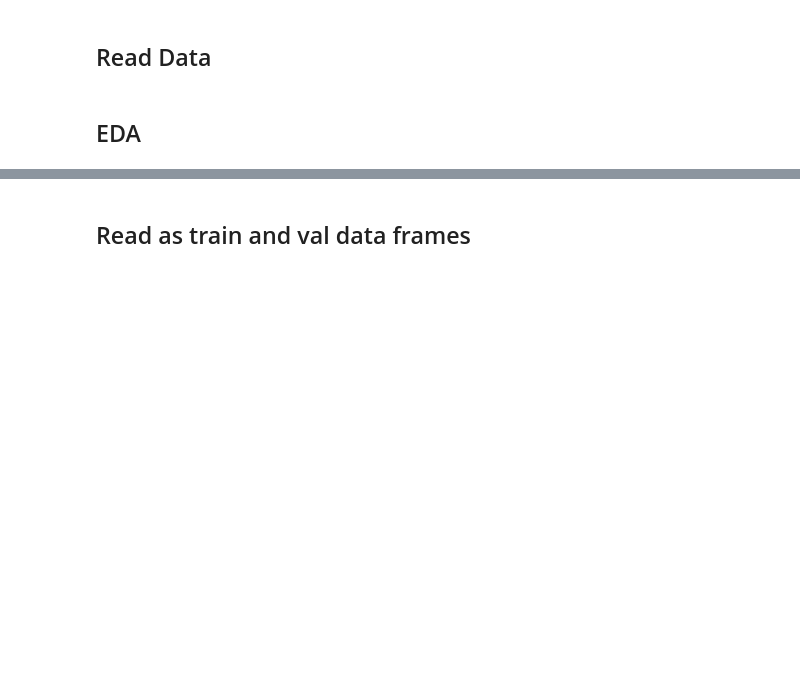
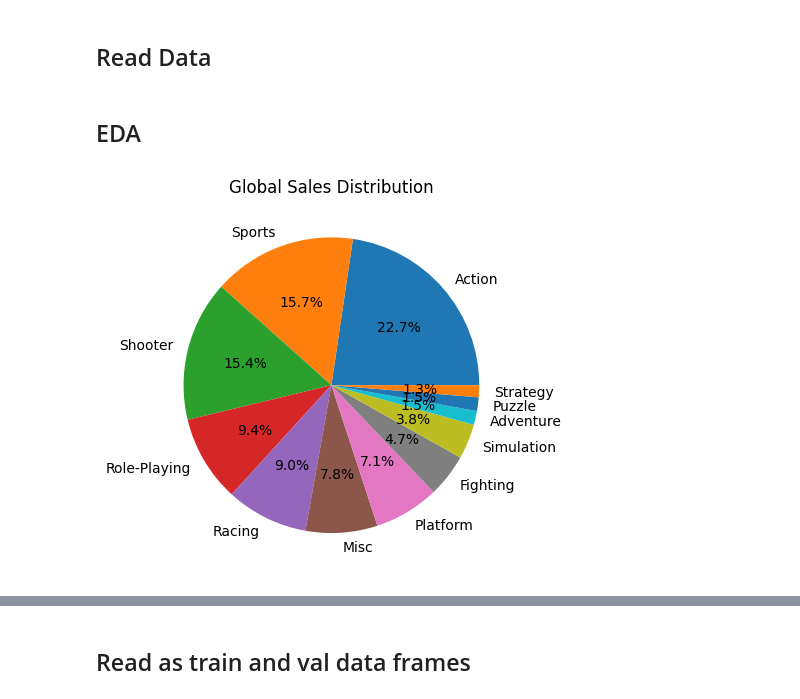
Before and after one commit to GhiathAjam/Analysis-of-Video-Games-Sales, a Jupyter notebook: Analysis/PredictiveQuestions/Q1.ipynb, the cells around one changed output, grey strips where cells are left out. Drawn from its saved outputs; the diff is of its cells as text; code cells hidden in the pictures; blank space fills up the shorter version.

```diff
--- a/Analysis/PredictiveQuestions/Q1.ipynb
+++ b/Analysis/PredictiveQuestions/Q1.ipynb
@@ -26,4 +26,13 @@ df = read_data(kind='dataset')
 df = df.dropna()
 # %% [markdown]
 ## EDA
+# %%
+'''from the below pie chat we see that Genre with highest global sales Action
+and the lowest is stratrgy'''
+genres = df['Global_Sales'].groupby(df['Genre']).sum().sort_values(ascending=False).to_frame()
+plt.pie(genres['Global_Sales'],labels = genres.index,autopct = '%1.1f%%') #plot first pie
+plt.title('Global Sales Distribution')
+plt.show()
+# %% [output]
+[figure, added]
 # %%
```
Also changed, not shown: parts of 5 cells of this notebook.
